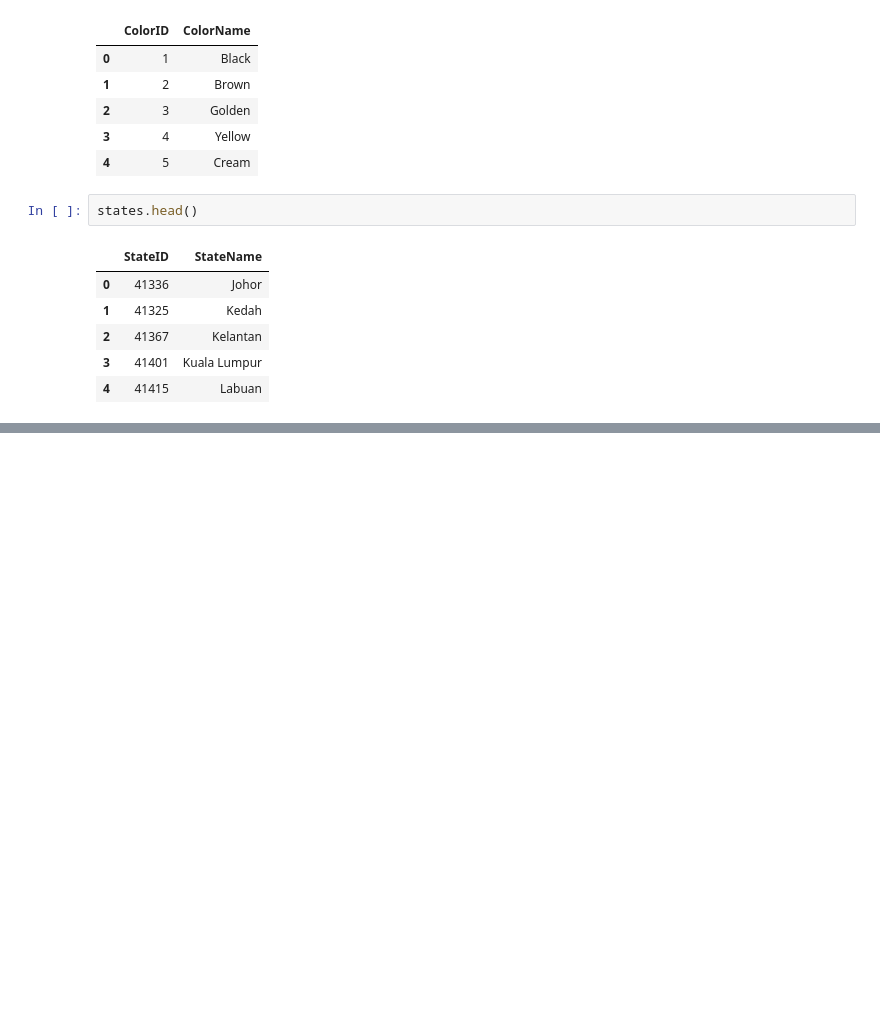
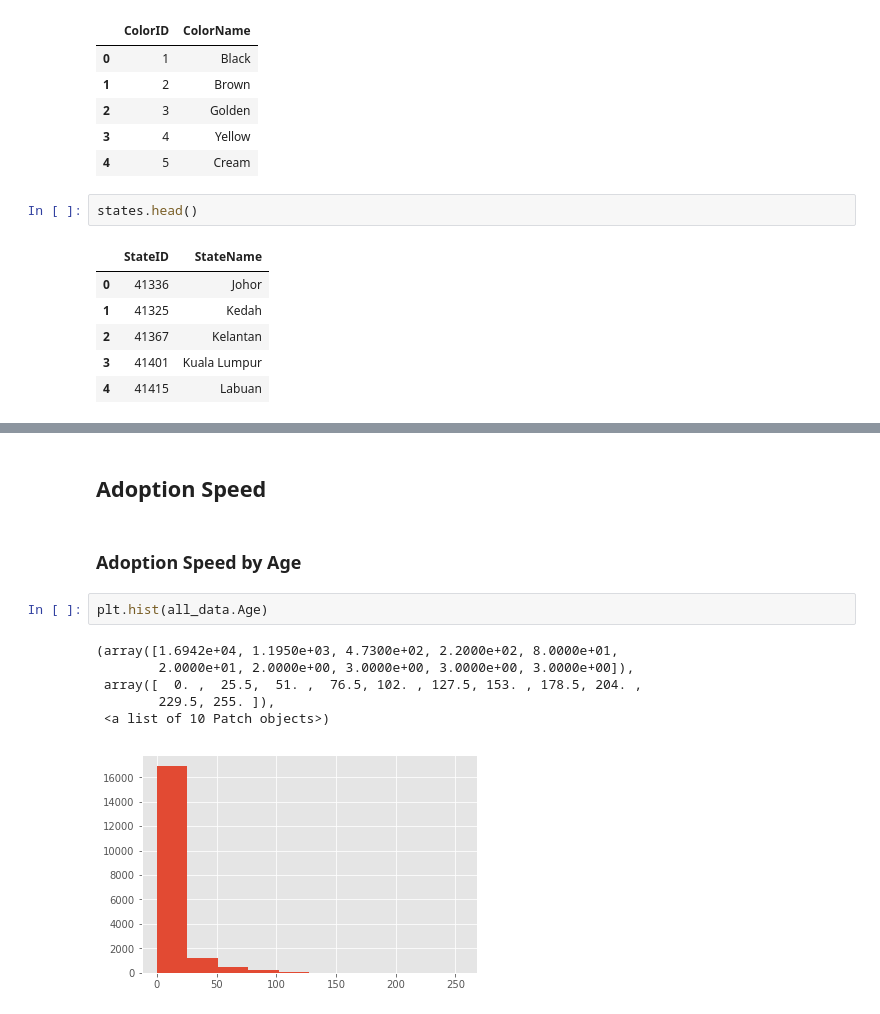
Before and after one commit to jeffrisandy/petfinder, a Jupyter notebook: my_EDA.ipynb, the cells around one changed output, grey strips where cells are left out. Cells and saved outputs as stored; diff of their text form; blank space fills up the shorter version.

Commit message:
plot adoption speed category

```diff
--- a/my_EDA.ipynb
+++ b/my_EDA.ipynb
@@ -104,0 +142,13 @@ states.head()
+# %% [markdown]
+## Adoption Speed
+# %% [markdown]
+### Adoption Speed by Age
+# %%
+plt.hist(all_data.Age)
+# %% [output]
+(array([1.6942e+04, 1.1950e+03, 4.7300e+02, 2.2000e+02, 8.0000e+01,
+        2.0000e+01, 2.0000e+00, 3.0000e+00, 3.0000e+00, 3.0000e+00]),
+ array([  0. ,  25.5,  51. ,  76.5, 102. , 127.5, 153. , 178.5, 204. ,
+        229.5, 255. ]),
+ <a list of 10 Patch objects>)
+[figure, added]
```
Also changed, not shown: parts of 11 cells of this notebook.
